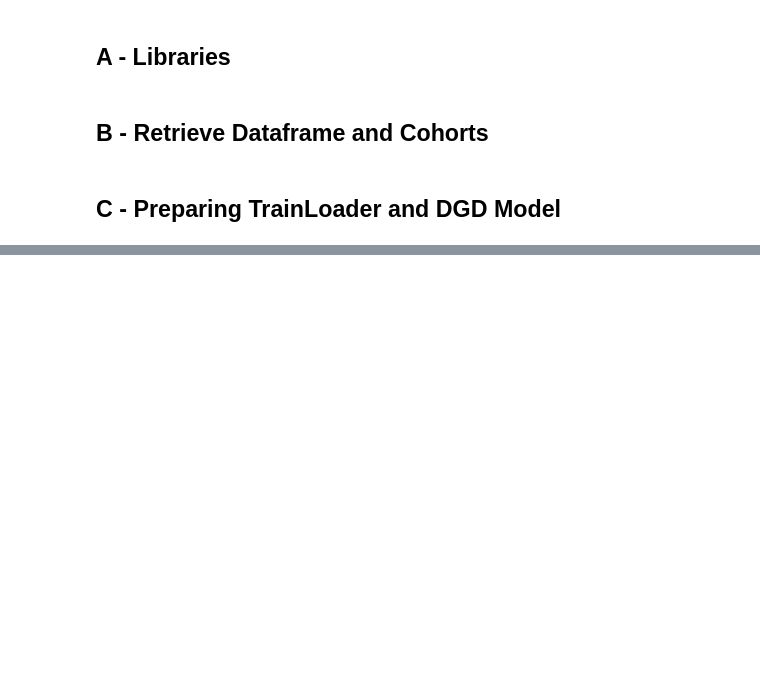
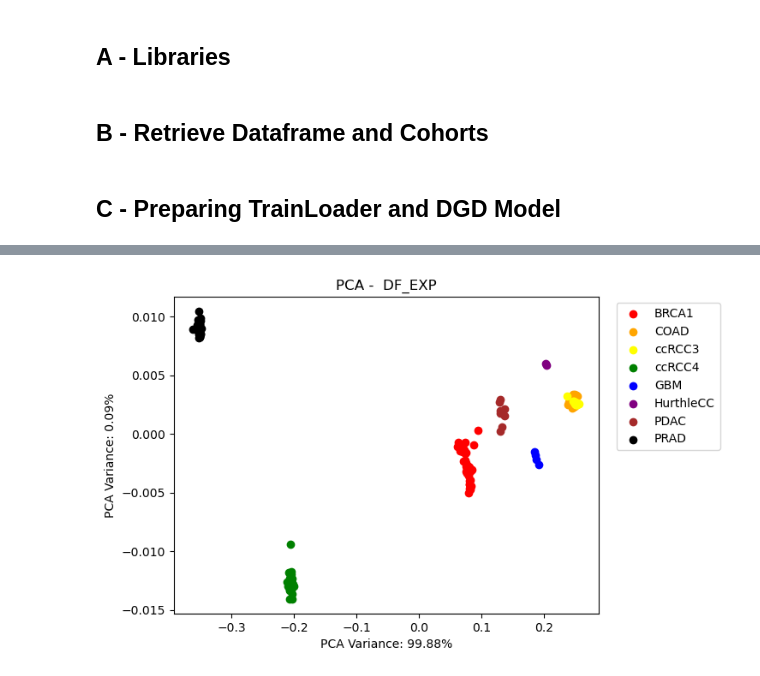
Before and after one commit to alfonsomiguelcruz/metabodgd, a Jupyter notebook: 02 - Training.ipynb, the cells around one changed output, grey strips where cells are left out. Cells and saved outputs as stored; diff of their text form; code cells hidden in the pictures; blank space fills up the shorter version.

```diff
--- a/02 - Training.ipynb
+++ b/02 - Training.ipynb
@@ -92,0 +136,81 @@ plt.title("Training Loss Curve - GMM Distribution Loss")
+# %%
+# import matplotlib.pyplot as plt
+from sklearn.decomposition import PCA
+pca = PCA(n_components=2)
+# pca_fit = pca.fit_transform(df_exp.to_numpy())
+# pca_fit = pca.fit_transform(df.T.to_numpy()[:,:-1].astype(np.float64))
+# pca_fit = pca.fit_transform(np.exp2(df.T.to_numpy()[:,:-1].astype(np.float64)))
+pca_fit = pca.fit_transform(train_rep.z.detach().numpy())
+
+# um = umap.UMAP(random_state=100)
+# pca_fit = um.fit_transform(df.T.to_numpy()[:, :-1])
+# pca_fit = um.fit_transform(df_exp_smote.to_numpy())
+# pca_fit = um.fit_transform(train_rep.z.detach().numpy())
+
+fig, ax = plt.subplots()
+# ax.scatter(pca_fit[0:47,0]   , pca_fit[0:47,1]   , label='BRCA1'    , c='red')
+# ax.scatter(pca_fit[47:94,0]  , pca_fit[47:94,1]  , label='COAD'     , c='orange')
+# ax.scatter(pca_fit[94:118,0]  , pca_fit[94:118,1]  , label='ccRCC3'   , c='yellow')
+# ax.scatter(pca_fit[118:157,0] , pca_fit[118:157,1] , label='ccRCC4'   , c='green')
+# ax.scatter(pca_fit[157:163,0], pca_fit[157:163,1], label='GBM'      , c='blue')
+# ax.scatter(pca_fit[163:166,0], pca_fit[163:166,1], label='HurthleCC', c='purple')
+# ax.scatter(pca_fit[166:178,0], pca_fit[166:178,1], label='PDAC'     , c='brown')
+# ax.scatter(pca_fit[178:224,0], pca_fit[178:224,1], label='PRAD'     , c='black')
+
+ax.scatter(pca_fit[0:37,0]   , pca_fit[0:37,1]   , label='BRCA1'    , c='red')
+ax.scatter(pca_fit[37:74,0]  , pca_fit[37:74,1]  , label='COAD'     , c='orange')
+ax.scatter(pca_fit[74:93,0]  , pca_fit[74:93,1]  , label='ccRCC3'   , c='yellow')
+ax.scatter(pca_fit[93:124,0] , pca_fit[93:124,1] , label='ccRCC4'   , c='green')
+ax.scatter(pca_fit[124:128,0], pca_fit[124:128,1], label='GBM'      , c='blue')
+ax.scatter(pca_fit[128:130,0], pca_fit[128:130,1], label='HurthleCC', c='purple')
+ax.scatter(pca_fit[130:139,0], pca_fit[130:139,1], label='PDAC'     , c='brown')
+ax.scatter(pca_fit[139:175,0], pca_fit[139:175,1], label='PRAD'     , c='black')
+
+# ax.scatter(pca_fit[0:10,0]   , pca_fit[0:10,1]   , label='BRCA1'    , c='red')
+# ax.scatter(pca_fit[10:20,0]  , pca_fit[10:20,1]  , label='COAD'     , c='orange')
+# ax.scatter(pca_fit[20:25,0]  , pca_fit[20:25,1]  , label='ccRCC3'   , c='yellow')
+# ax.scatter(pca_fit[25:33,0] , pca_fit[25:33,1] , label='ccRCC4'   , c='green')
+# ax.scatter(pca_fit[33:35,0], pca_fit[33:35,1], label='GBM'      , c='blue')
+# ax.scatter(pca_fit[35:36,0], pca_fit[35:36,1], label='HurthleCC', c='purple')
+# ax.scatter(pca_fit[36:39,0], pca_fit[36:39,1], label='PDAC'     , c='brown')
+# ax.scatter(pca_fit[39:49,0], pca_fit[39:49,1], label='PRAD'     , c='black')
+
+
+
+
+# ax.scatter(pca_fit[0:10,0]   , pca_fit[0:10,1]   , label='BRCA1'    , c='red')
+# ax.scatter(pca_fit[10:20,0]  , pca_fit[10:20,1]  , label='COAD'     , c='orange')
+# ax.scatter(pca_fit[20:30,0]  , pca_fit[20:30,1]  , label='ccRCC3'   , c='yellow')
+# ax.scatter(pca_fit[30:40,0] , pca_fit[30:40,1] , label='ccRCC4'   , c='green')
+# ax.scatter(pca_fit[40:50,0], pca_fit[40:50,1], label='GBM'      , c='blue')
+# ax.scatter(pca_fit[50:222,0], pca_fit[50:60,1], label='HurthleCC', c='purple')
+# ax.scatter(pca_fit[60:70,0], pca_fit[60:70,1], label='PDAC'     , c='brown')
+# ax.scatter(pca_fit[70:80,0], pca_fit[70:80,1], label='PRAD'     , c='black')
+
+
+# ax.scatter(pca_fit[0:37,0]   , pca_fit[0:37,1]     , label='BRCA1'    , c='red')
+# ax.scatter(pca_fit[37:74,0]  , pca_fit[37:74,1]    , label='COAD'     , c='orange')
+# ax.scatter(pca_fit[74:111,0]  , pca_fit[74:111,1]  , label='ccRCC3'   , c='yellow')
+# ax.scatter(pca_fit[111:148,0] , pca_fit[111:148,1] , label='ccRCC4'   , c='green')
+# ax.scatter(pca_fit[148:185,0], pca_fit[148:185,1]  , label='GBM'      , c='blue')
+# ax.scatter(pca_fit[185:222,0], pca_fit[185:222,1]  , label='HurthleCC', c='purple')
+# ax.scatter(pca_fit[222:259,0], pca_fit[222:259,1]  , label='PDAC'     , c='brown')
+# ax.scatter(pca_fit[259:296,0], pca_fit[259:296,1]  , label='PRAD'     , c='black')
+
+# ax.scatter(pca_fit[0:47,0]   , pca_fit[0:47,1]   , label='BRCA1'    , c='red')
+# ax.scatter(pca_fit[47:94,0]  , pca_fit[47:94,1]  , label='COAD'     , c='orange')
+# ax.scatter(pca_fit[94:141,0]  , pca_fit[94:141,1]  , label='ccRCC3'   , c='yellow')
+# ax.scatter(pca_fit[141:188,0] , pca_fit[141:188,1] , label='ccRCC4'   , c='green')
+# ax.scatter(pca_fit[188:235,0], pca_fit[188:235,1], label='GBM'      , c='blue')
+# ax.scatter(pca_fit[235:282,0], pca_fit[235:282,1], label='HurthleCC', c='purple')
+# ax.scatter(pca_fit[282:329,0], pca_fit[282:329,1], label='PDAC'     , c='brown')
+# ax.scatter(pca_fit[329:376,0], pca_fit[329:376,1], label='PRAD'     , c='black')
+
+
+ax.set_xlabel(f'PCA Variance: {(pca.explained_variance_ratio_[0] * 100):.2f}%')
+ax.set_ylabel(f'PCA Variance: {(pca.explained_variance_ratio_[1] * 100):.2f}%')
+# ax.set_xlabel('UMAP D1')
+# ax.set_ylabel('UMAP D2')
+ax.set_title('PCA -  DF_EXP')
+ax.legend(bbox_to_anchor=(1.30, 1),loc='upper right')
+# %% [output]
@@ -92,0 +218 @@ plt.title("Training Loss Curve - GMM Distribution Loss")
+[figure, added]
```
Also changed, not shown: parts of 20 cells of this notebook, 6 other files.
